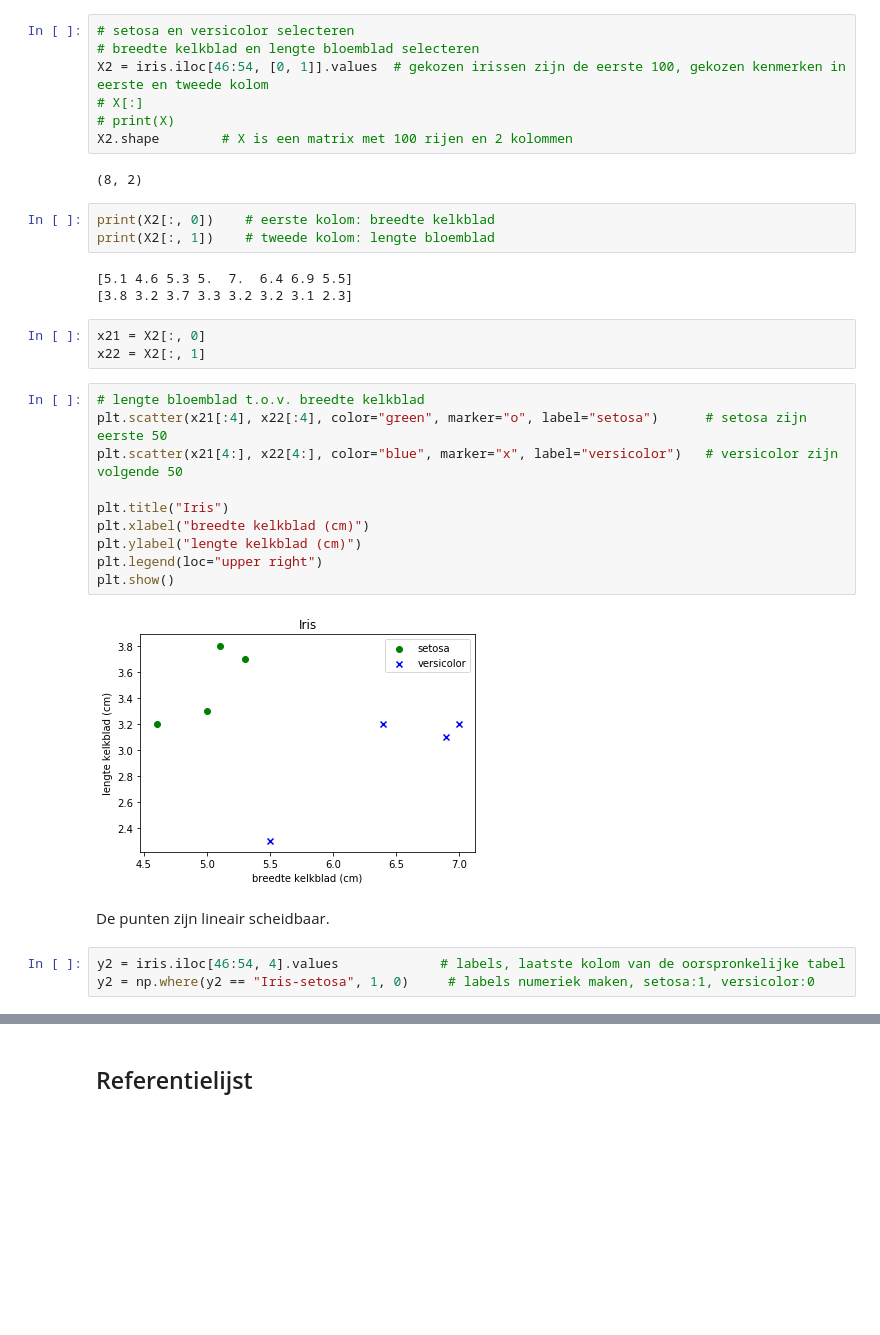
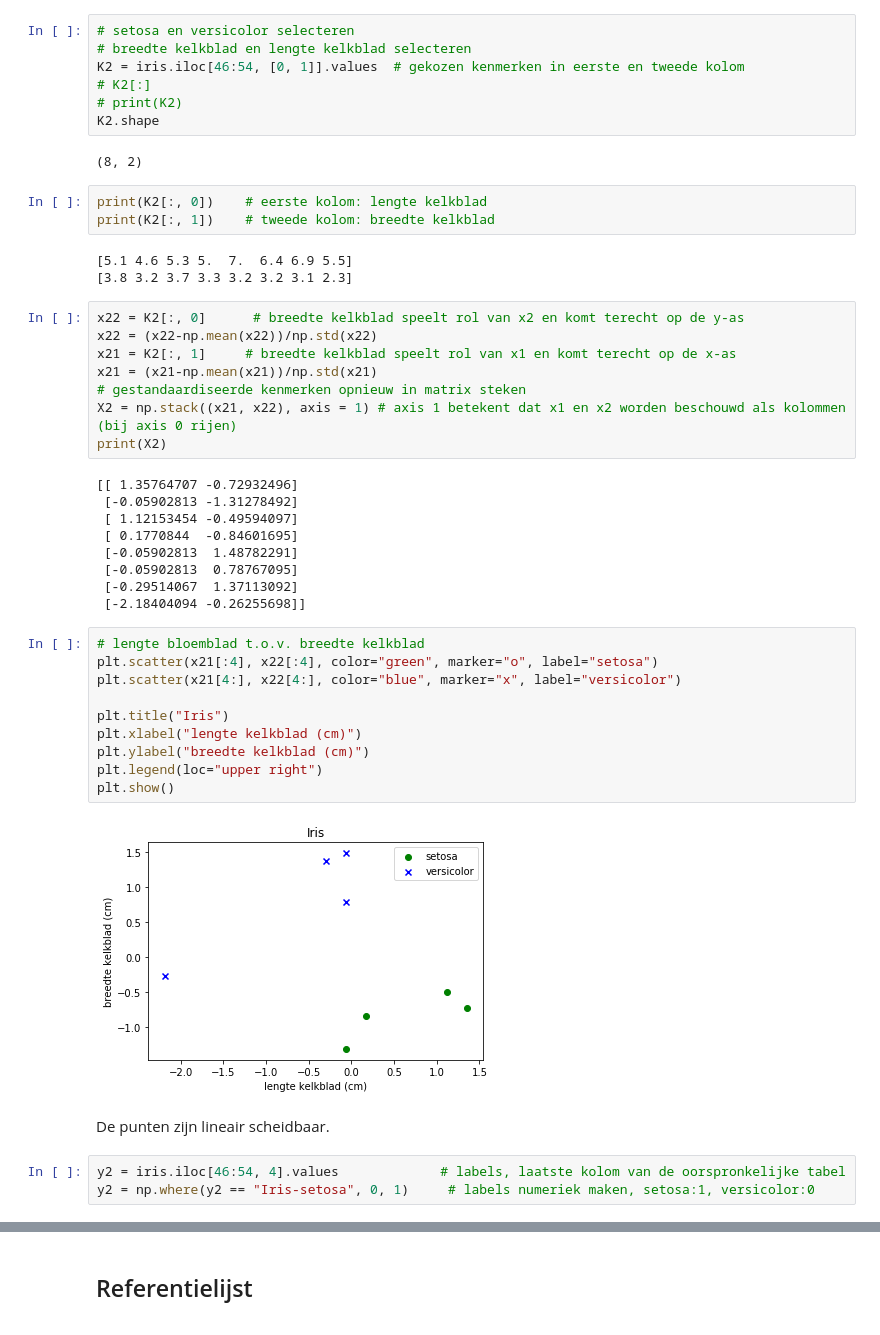
Before and after one commit to dwengovzw/KIKS, a Jupyter notebook: IntroductieMachineLearning/iris.ipynb, the cells around one changed output, grey strips where cells are left out. Drawn from its saved outputs; the diff is of its cells as text; blank space fills up the shorter version.

```diff
--- a/IntroductieMachineLearning/iris.ipynb
+++ b/IntroductieMachineLearning/iris.ipynb
@@ -658,36 +716,50 @@ Gelukt!
 # %%
 # setosa en versicolor selecteren
-# breedte kelkblad en lengte bloemblad selecteren
-X2 = iris.iloc[46:54, [0, 1]].values  # gekozen irissen zijn de eerste 100, gekozen kenmerken in eerste en tweede kolom
-# X[:]
-# print(X)
-X2.shape        # X is een matrix met 100 rijen en 2 kolommen
+# breedte kelkblad en lengte kelkblad selecteren
+K2 = iris.iloc[46:54, [0, 1]].values  # gekozen kenmerken in eerste en tweede kolom
+# K2[:]
+# print(K2)
+K2.shape
 # %% [output]
 (8, 2)
 # %%
-print(X2[:, 0])    # eerste kolom: breedte kelkblad
-print(X2[:, 1])    # tweede kolom: lengte bloemblad
+print(K2[:, 0])    # eerste kolom: lengte kelkblad
+print(K2[:, 1])    # tweede kolom: breedte kelkblad
 # %% [output]
 [5.1 4.6 5.3 5.  7.  6.4 6.9 5.5]
 [3.8 3.2 3.7 3.3 3.2 3.2 3.1 2.3]
-# %%
-x21 = X2[:, 0]
-x22 = X2[:, 1]
+# %%
+x22 = K2[:, 0]      # breedte kelkblad speelt rol van x2 en komt terecht op de y-as
+x22 = (x22-np.mean(x22))/np.std(x22)
+x21 = K2[:, 1]     # breedte kelkblad speelt rol van x1 en komt terecht op de x-as
+x21 = (x21-np.mean(x21))/np.std(x21)
+# gestandaardiseerde kenmerken opnieuw in matrix steken
+X2 = np.stack((x21, x22), axis = 1) # axis 1 betekent dat x1 en x2 worden beschouwd als kolommen (bij axis 0 rijen)
+print(X2)
+# %% [output]
+[[ 1.35764707 -0.72932496]
+ [-0.05902813 -1.31278492]
+ [ 1.12153454 -0.49594097]
+ [ 0.1770844  -0.84601695]
+ [-0.05902813  1.48782291]
+ [-0.05902813  0.78767095]
+ [-0.29514067  1.37113092]
+ [-2.18404094 -0.26255698]]
 # %%
 # lengte bloemblad t.o.v. breedte kelkblad
-plt.scatter(x21[:4], x22[:4], color="green", marker="o", label="setosa")      # setosa zijn eerste 50
-plt.scatter(x21[4:], x22[4:], color="blue", marker="x", label="versicolor")   # versicolor zijn volgende 50
+plt.scatter(x21[:4], x22[:4], color="green", marker="o", label="setosa")
+plt.scatter(x21[4:], x22[4:], color="blue", marker="x", label="versicolor")
 
 plt.title("Iris")
-plt.xlabel("breedte kelkblad (cm)")
-plt.ylabel("lengte kelkblad (cm)")
+plt.xlabel("lengte kelkblad (cm)")
+plt.ylabel("breedte kelkblad (cm)")
 plt.legend(loc="upper right")
 plt.show()
 # %% [output]
-[figure, old version]
+[figure, new version]
 # %% [markdown]
 De punten zijn lineair scheidbaar.
 # %%
 y2 = iris.iloc[46:54, 4].values             # labels, laatste kolom van de oorspronkelijke tabel
-y2 = np.where(y2 == "Iris-setosa", 1, 0)     # labels numeriek maken, setosa:1, versicolor:0
+y2 = np.where(y2 == "Iris-setosa", 0, 1)     # labels numeriek maken, setosa:1, versicolor:0
 # %%
```
Also changed, not shown: parts of 90 cells of this notebook.
